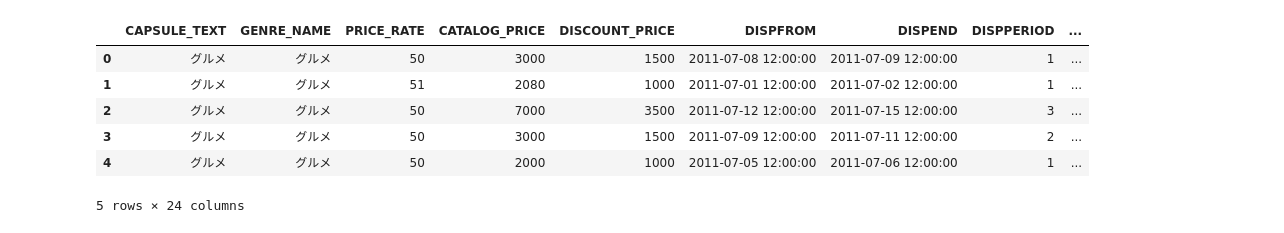
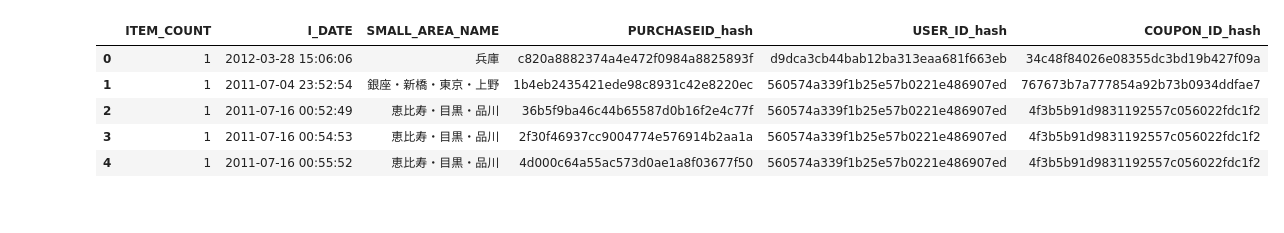
Before and after one commit to hashkanna/kaggle, a Jupyter notebook: coupon_purchase_prediction/scripts/prediction1.ipynb, the cells around one changed output. Drawn from its saved outputs; the diff is of its cells as text; code cells hidden in the pictures.

```diff
--- a/coupon_purchase_prediction/scripts/prediction1.ipynb
+++ b/coupon_purchase_prediction/scripts/prediction1.ipynb
@@ -1,14 +1,17 @@
 # %%
 import pandas as pd
 
-coupons_train = pd.read_csv("../data/coupon_list_train.csv")
-coupons_test = pd.read_csv("../data/coupon_list_test.csv")
-coupons_train.head()
+# read in the data
+users_list = pd.read_csv("../data/user_list.csv")
+coupons_detail = pd.read_csv("../data/coupon_detail_train.csv")
+coupons_list_train = pd.read_csv("../data/coupon_list_train.csv")
+coupons_list_test = pd.read_csv("../data/coupon_list_test.csv")
+
+coupons_detail.head()
 # %% [output]
-|  | CAPSULE_TEXT | GENRE_NAME | PRICE_RATE | CATALOG_PRICE | DISCOUNT_PRICE | DISPFROM | DISPEND | DISPPERIOD | ... |
-| 0 | グルメ | グルメ | 50 | 3000 | 1500 | 2011-07-08 12:00:00 | 2011-07-09 12:00:00 | 1 | ... |
-| 1 | グルメ | グルメ | 51 | 2080 | 1000 | 2011-07-01 12:00:00 | 2011-07-02 12:00:00 | 1 | ... |
-| 2 | グルメ | グルメ | 50 | 7000 | 3500 | 2011-07-12 12:00:00 | 2011-07-15 12:00:00 | 3 | ... |
-| 3 | グルメ | グルメ | 50 | 3000 | 1500 | 2011-07-09 12:00:00 | 2011-07-11 12:00:00 | 2 | ... |
-| 4 | グルメ | グルメ | 50 | 2000 | 1000 | 2011-07-05 12:00:00 | 2011-07-06 12:00:00 | 1 | ... |
+|  | ITEM_COUNT | I_DATE | SMALL_AREA_NAME | PURCHASEID_hash | USER_ID_hash | COUPON_ID_hash |
+| 0 | 1 | 2012-03-28 15:06:06 | 兵庫 | c820a8882374a4e472f0984a8825893f | d9dca3cb44bab12ba313eaa681f663eb | 34c48f84026e08355dc3bd19b427f09a |
+| 1 | 1 | 2011-07-04 23:52:54 | 銀座・新橋・東京・上野 | 1b4eb2435421ede98c8931c42e8220ec | 560574a339f1b25e57b0221e486907ed | 767673b7a777854a92b73b0934ddfae7 |
+| 2 | 1 | 2011-07-16 00:52:49 | 恵比寿・目黒・品川 | 36b5f9ba46c44b65587d0b16f2e4c77f | 560574a339f1b25e57b0221e486907ed | 4f3b5b91d9831192557c056022fdc1f2 |
+| 3 | 1 | 2011-07-16 00:54:53 | 恵比寿・目黒・品川 | 2f30f46937cc9004774e576914b2aa1a | 560574a339f1b25e57b0221e486907ed | 4f3b5b91d9831192557c056022fdc1f2 |
+| 4 | 1 | 2011-07-16 00:55:52 | 恵比寿・目黒・品川 | 4d000c64a55ac573d0ae1a8f03677f50 | 560574a339f1b25e57b0221e486907ed | 4f3b5b91d9831192557c056022fdc1f2 |
-5 rows × 24 columns
```
Also changed, not shown: parts of 1 cell of this notebook.
